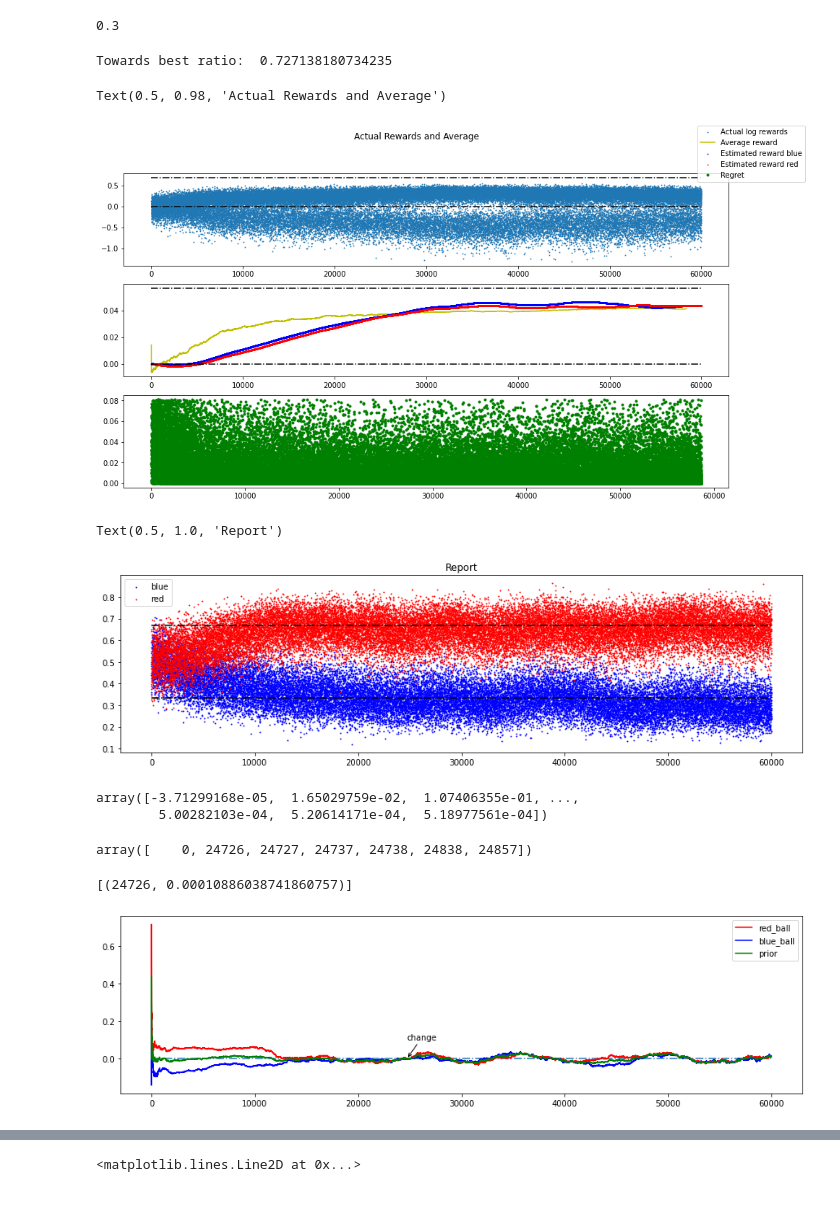
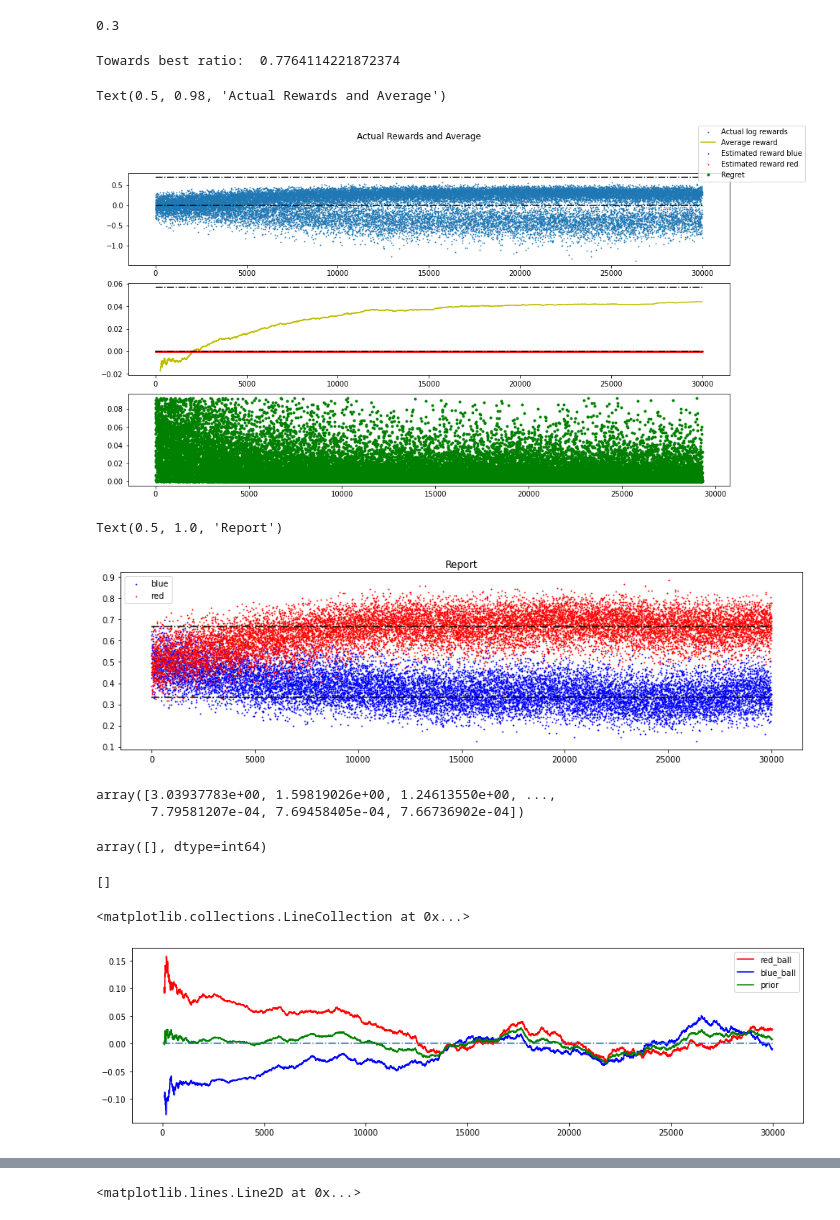
Before and after one commit to realwenlongwang/contexutal-bandits-with-peer-prediction-for-decision-making, a Jupyter notebook: Stochastic_Gradient_Bandit_with_Continous_Action_Space.ipynb, the cells around one changed output, grey strips where cells are left out. Drawn from its saved outputs; the diff is of its cells as text; code cells hidden in the pictures.

```diff
--- a/Stochastic_Gradient_Bandit_with_Continous_Action_Space.ipynb
+++ b/Stochastic_Gradient_Bandit_with_Continous_Action_Space.ipynb
@@ -13,10 +13,10 @@ from PolicyGradientAgent import StochasticGradientAgent
 from Environment import PredictionMarket, Bucket, one_hot_encode, bucket_colour_to_num, not_outlier
 # %%
 learning_rate_theta = 1e-3
-learning_rate_wv = 1e-4
+learning_rate_wv = 0 #1e-4
 memory_size = 2**12
 batch_size = 2**12
-training_episodes = 30000 * 2
+training_episodes = 30000
 decay_rate = 0
 beta1 = 0.9
 beta2 = 0.9999
@@ -185,20 +185,20 @@ empirical_best = reward_history_df.iloc[-100:, 1].mean()
 print('Towards best ratio: ', empirical_best/ theoretical_best)
 fig, axs = plt.subplots(3, figsize=(15, 8))
 axs[0].scatter(x=reward_history_df.index, y=reward_history_df['actual_reward'],label = 'Actual log rewards', marker='.', s=3)
-axs[1].plot(not_outlier(reward_history[:, 1]), 'y',zorder= -99, label = 'Average reward')
+axs[1].plot(not_outlier(reward_history_df.iloc[:, 1]), 'y',zorder= -99, label = 'Average reward')
 axs[2].plot(not_outlier(regret_history), 'g.',label='Regret')
-axs[0].hlines(y=np.log(2), xmin=0, xmax=reward_history.shape[0], colors='black', linestyles='dashdot')
-axs[0].hlines(y=0.0, xmin=0, xmax=reward_history.shape[0] , colors='black', linestyles='dashdot')
-axs[1].hlines(y=0.0, xmin=0, xmax=reward_history.shape[0] , colors='black', linestyles='dashdot')
+axs[0].hlines(y=np.log(2), xmin=0, xmax=reward_history_df.shape[0], colors='black', linestyles='dashdot')
+axs[0].hlines(y=0.0, xmin=0, xmax=reward_history_df.shape[0] , colors='black', linestyles='dashdot')
+axs[1].hlines(y=0.0, xmin=0, xmax=reward_history_df.shape[0] , colors='black', linestyles='dashdot')
 for signal, df in reward_history_df.reset_index().groupby('signal'):
     axs[1].scatter(x=df['index'], y=df['estimated_reward'], label='Estimated reward ' + signal, marker='.', c=signal, s=3)
-axs[1].hlines(y=theoretical_best, xmin=0, xmax=reward_history.shape[0] , colors='black', linestyles='dashdot')
+axs[1].hlines(y=theoretical_best, xmin=0, xmax=reward_history_df.shape[0] , colors='black', linestyles='dashdot')
 fig.legend()
 fig.suptitle('Actual Rewards and Average')
 # %% [output]
-Towards best ratio:  0.727138180734235
+Towards best ratio:  0.7764114221872374
 Text(0.5, 0.98, 'Actual Rewards and Average')
-[figure, old version]
+[figure, new version]
 # %%
 fig, ax = plt.subplots(figsize=(15, 4))
 for signal, df in report_history_df.reset_index().groupby('signal'):
@@ -209,18 +209,18 @@ ax.legend()
 plt.title('Report')
 # %% [output]
 Text(0.5, 1.0, 'Report')
-[figure, old version]
+[figure, new version]
 # %%
 grad_mean_successive_dot = np.sum(grad_mean_history_df.values * np.roll(grad_mean_history_df.values, 1, axis=0), axis=1)[1:]
 grad_mean_successive_dot
 # %% [output]
-array([-3.71299168e-05,  1.65029759e-02,  1.07406355e-01, ...,
-        5.00282103e-04,  5.20614171e-04,  5.18977561e-04])
+array([3.03937783e+00, 1.59819026e+00, 1.24613550e+00, ...,
+       7.79581207e-04, 7.69458405e-04, 7.66736902e-04])
 # %%
 (mark_index, ) = np.where(grad_mean_successive_dot < 0)
 mark_index
 # %% [output]
-array([    0, 24726, 24727, 24737, 24738, 24838, 24857])
+array([], dtype=int64)
 # %%
 def phase_change_coordinates(mark_index, df):
     numerics = ['int16', 'int32', 'int64', 'float16', 'float32', 'float64']
@@ -235,15 +235,16 @@ def phase_change_coordinates(mark_index, df):
 # %%
 phase_change_coordinates(mark_index, grad_mean_history_df)
 # %% [output]
-[(24726, 0.00010886038741860757)]
+[]
 # %%
 fig, ax = plt.subplots(figsize=(15, 4))
-grad_mean_history_df.plot(ax=ax, color=['red', 'blue', 'green'])
-ax.hlines(y=0, xmin=0, xmax=len(grad_mean_history_df), linestyles='dashdot')
-for coord in phase_change_coordinates(mark_index, grad_mean_history_df):
-    plt.annotate('change', xy=coord, xytext=(coord[0], 0.1), arrowprops=dict(arrowstyle="->"))
+grad_mean_history_df.iloc[100:, :].plot(ax=ax, color=['red', 'blue', 'green'], zorder=-100)
+ax.hlines(y=0, xmin=0, xmax=len(grad_mean_history_df), linestyles='dashdot', zorder=-99)
+# for coord in phase_change_coordinates(mark_index, grad_mean_history_df):
+#     plt.annotate('change', xy=coord, xytext=(coord[0], 0.1), arrowprops=dict(arrowstyle="->"))
 # %% [output]
+<matplotlib.collections.LineCollection at 0x...>
-[figure, old version]
+[figure, new version]
 # %%
 from scipy.ndimage import uniform_filter1d
 # %%
```
Also changed, not shown: parts of 11 cells of this notebook, 2 other files.
